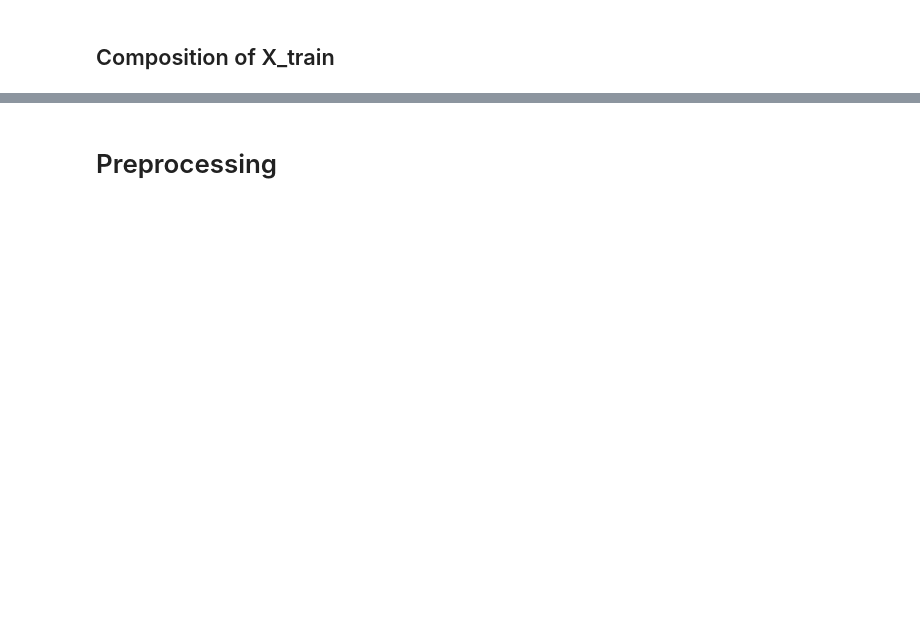
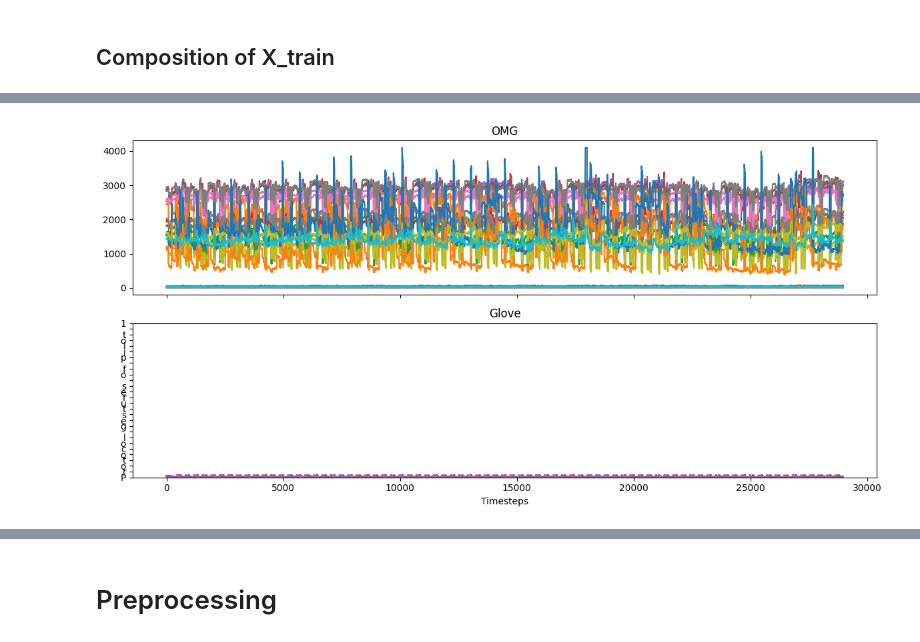
Before and after one commit to Internship-moto/Gestures_3, a Jupyter notebook: notebooks/Gestures_2.ipynb, the cells around one changed output, grey strips where cells are left out. Cells and saved outputs as stored; diff of their text form; code cells hidden in the pictures; blank space fills up the shorter version.

```diff
--- a/notebooks/Gestures_2.ipynb
+++ b/notebooks/Gestures_2.ipynb
@@ -387,2 +403,4 @@ display('y_train', pd.DataFrame(y_train).head(2) )#'y_test', y_test.head(2)
 # %%
-get_signals_plot(X_train_raw, y_train, 'Protocol gestures')
+get_signals_plot(X_train_1, y_train_1, 'Protocol gestures of pilot 1')
+# %% [output]
+[figure, added]
```
Also changed, not shown: parts of 27 cells of this notebook, 3 other files.
